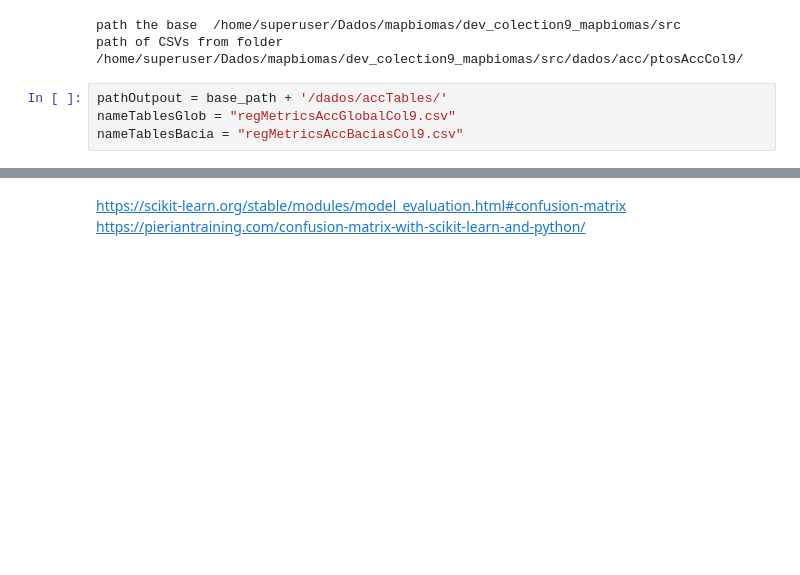
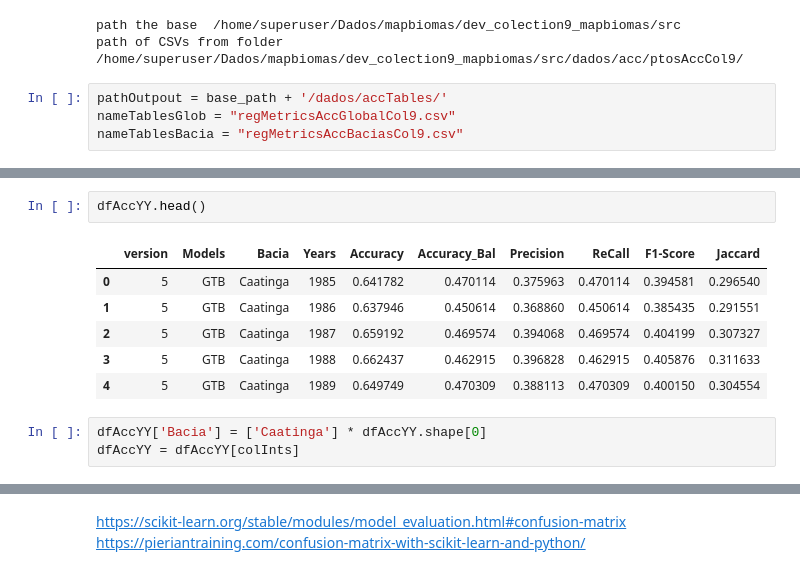
Before and after one commit to soltan1201/dev_colection9_mapbiomas, a Jupyter notebook: src/validation/dashborad.ipynb, the cells around one changed output, grey strips where cells are left out. Saved outputs shown, nothing was run; the diff lists cells and outputs as text; blank space fills up the shorter version.

```diff
--- a/src/validation/dashborad.ipynb
+++ b/src/validation/dashborad.ipynb
@@ -93,0 +101,12 @@ registros Agrupados
+# %%
+dfAccYY.head()
+# %% [output]
+|  | version | Models | Bacia | Years | Accuracy | Accuracy_Bal | Precision | ReCall | F1-Score | Jaccard |
+| 0 | 5 | GTB | Caatinga | 1985 | 0.641782 | 0.470114 | 0.375963 | 0.470114 | 0.394581 | 0.296540 |
+| 1 | 5 | GTB | Caatinga | 1986 | 0.637946 | 0.450614 | 0.368860 | 0.450614 | 0.385435 | 0.291551 |
+| 2 | 5 | GTB | Caatinga | 1987 | 0.659192 | 0.469574 | 0.394068 | 0.469574 | 0.404199 | 0.307327 |
+| 3 | 5 | GTB | Caatinga | 1988 | 0.662437 | 0.462915 | 0.396828 | 0.462915 | 0.405876 | 0.311633 |
+| 4 | 5 | GTB | Caatinga | 1989 | 0.649749 | 0.470309 | 0.388113 | 0.470309 | 0.400150 | 0.304554 |
+# %%
+dfAccYY['Bacia'] = ['Caatinga'] * dfAccYY.shape[0]
+dfAccYY = dfAccYY[colInts]
```
Also changed, not shown: parts of 10 cells of this notebook, 37 other files.
